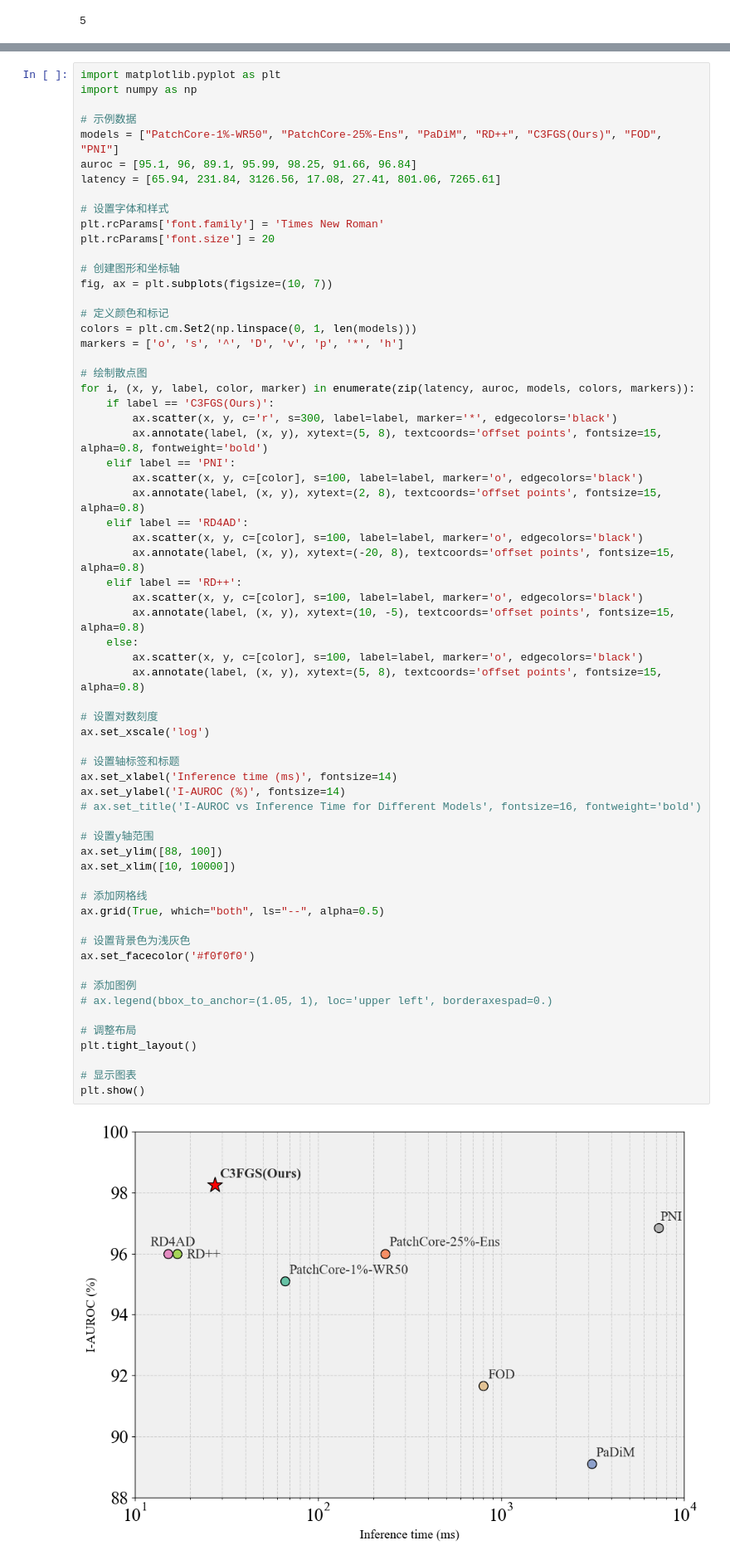
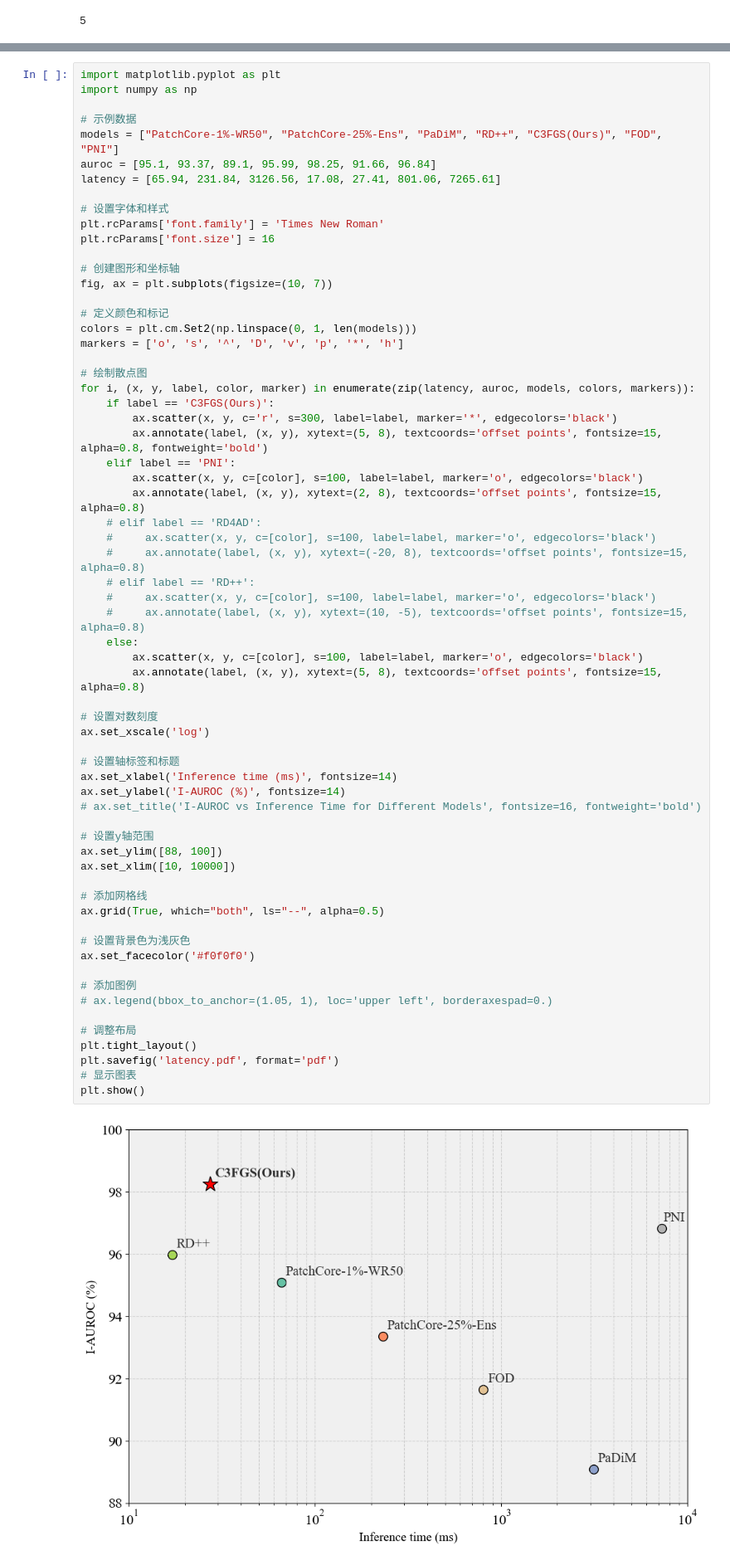
Before and after one commit to huachao0124/DS_test, a Jupyter notebook: test.ipynb, the cells around one changed output, grey strips where cells are left out. Shown: that part at 83% size. Saved outputs shown, nothing was run; the diff lists cells and outputs as text.

```diff
--- a/test.ipynb
+++ b/test.ipynb
@@ -368,12 +368,12 @@ import numpy as np
 
 # 示例数据
 models = ["PatchCore-1%-WR50", "PatchCore-25%-Ens", "PaDiM", "RD++", "C3FGS(Ours)", "FOD", "PNI"]
-auroc = [95.1, 96, 89.1, 95.99, 98.25, 91.66, 96.84]
+auroc = [95.1, 93.37, 89.1, 95.99, 98.25, 91.66, 96.84]
 latency = [65.94, 231.84, 3126.56, 17.08, 27.41, 801.06, 7265.61]
 
 # 设置字体和样式
 plt.rcParams['font.family'] = 'Times New Roman'
-plt.rcParams['font.size'] = 20
+plt.rcParams['font.size'] = 16
 
 # 创建图形和坐标轴
 fig, ax = plt.subplots(figsize=(10, 7))
@@ -390,41 +390,41 @@ for i, (x, y, label, color, marker) in enumerate(zip(latency, auroc, models, col
     elif label == 'PNI':
         ax.scatter(x, y, c=[color], s=100, label=label, marker='o', edgecolors='black')
         ax.annotate(label, (x, y), xytext=(2, 8), textcoords='offset points', fontsize=15, alpha=0.8)
-    elif label == 'RD4AD':
-        ax.scatter(x, y, c=[color], s=100, label=label, marker='o', edgecolors='black')
-        ax.annotate(label, (x, y), xytext=(-20, 8), textcoords='offset points', fontsize=15, alpha=0.8)
-    elif label == 'RD++':
-        ax.scatter(x, y, c=[color], s=100, label=label, marker='o', edgecolors='black')
-        ax.annotate(label, (x, y), xytext=(10, -5), textcoords='offset points', fontsize=15, alpha=0.8)
+    # elif label == 'RD4AD':
+    #     ax.scatter(x, y, c=[color], s=100, label=label, marker='o', edgecolors='black')
+    #     ax.annotate(label, (x, y), xytext=(-20, 8), textcoords='offset points', fontsize=15, alpha=0.8)
+    # elif label == 'RD++':
+    #     ax.scatter(x, y, c=[color], s=100, label=label, marker='o', edgecolors='black')
+    #     ax.annotate(label, (x, y), xytext=(10, -5), textcoords='offset points', fontsize=15, alpha=0.8)
     else:
         ax.scatter(x, y, c=[color], s=100, label=label, marker='o', edgecolors='black')
         ax.annotate(label, (x, y), xytext=(5, 8), textcoords='offset points', fontsize=15, alpha=0.8)
 
 # 设置对数刻度
 ax.set_xscale('log')
 
 # 设置轴标签和标题
 ax.set_xlabel('Inference time (ms)', fontsize=14)
 ax.set_ylabel('I-AUROC (%)', fontsize=14)
 # ax.set_title('I-AUROC vs Inference Time for Different Models', fontsize=16, fontweight='bold')
 
 # 设置y轴范围
 ax.set_ylim([88, 100])
 ax.set_xlim([10, 10000])
 
 # 添加网格线
 ax.grid(True, which="both", ls="--", alpha=0.5)
 
 # 设置背景色为浅灰色
 ax.set_facecolor('#f0f0f0')
 
 # 添加图例
 # ax.legend(bbox_to_anchor=(1.05, 1), loc='upper left', borderaxespad=0.)
 
 # 调整布局
 plt.tight_layout()
-
+plt.savefig('latency.pdf', format='pdf')
 # 显示图表
 plt.show()
 # %% [output]
-[figure, old version]
+[figure, new version]
```
Also changed, not shown: parts of 1 cell of this notebook, 9 other files.
